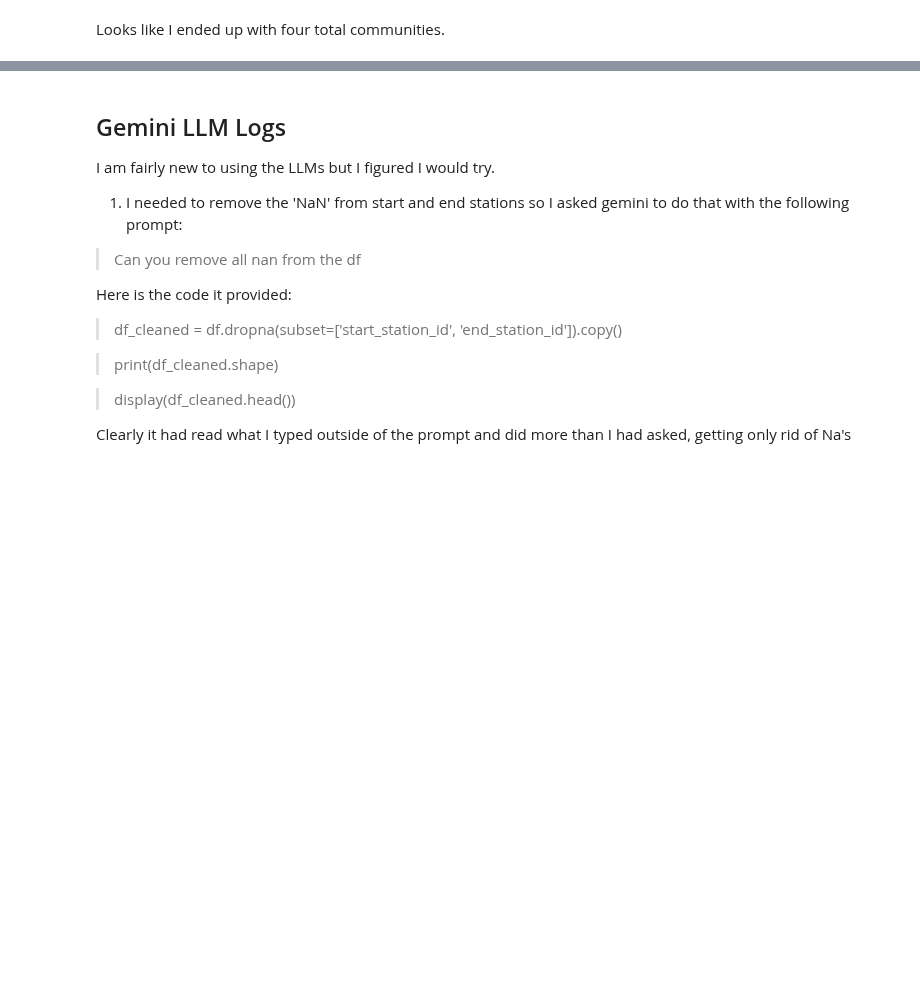
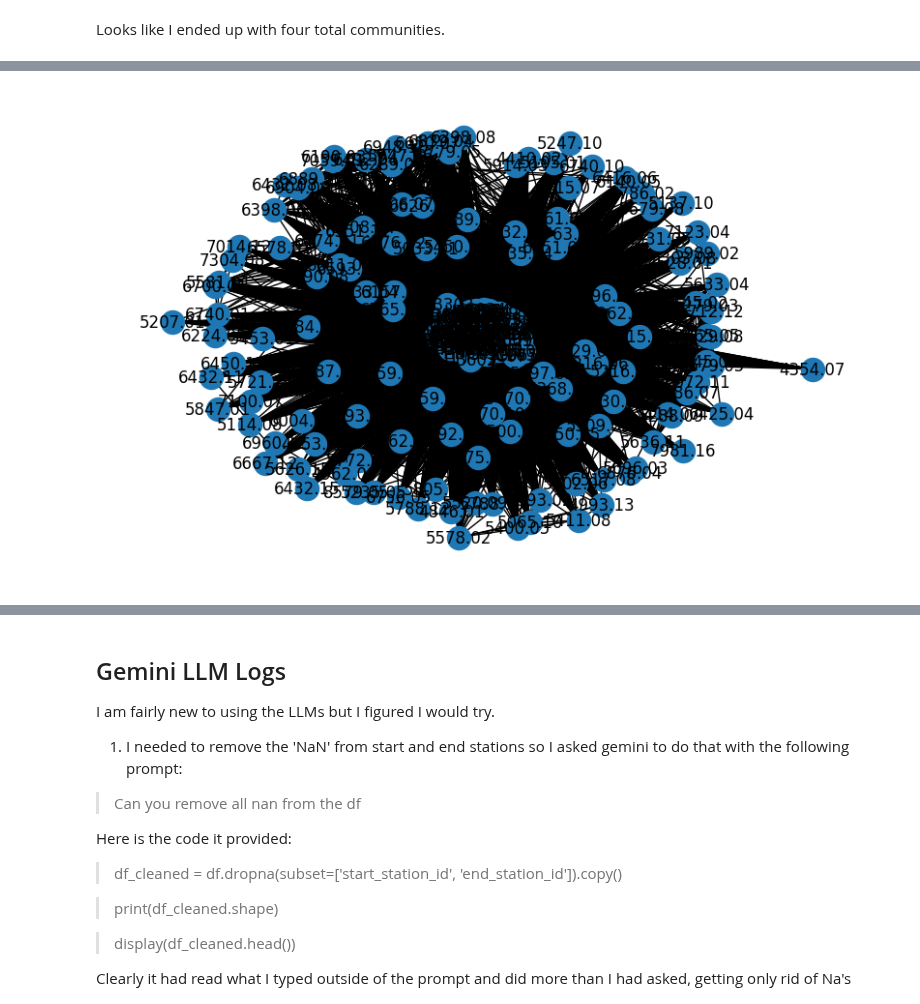
Before and after one commit to nurfnick/NetworkScience, a Jupyter notebook: HomeworkAssignments/Homework1.ipynb, the cells around one changed output, grey strips where cells are left out. Drawn from its saved outputs; the diff is of its cells as text; code cells hidden in the pictures; blank space fills up the shorter version.

Commit message:
added some crummy visualizations

```diff
--- a/HomeworkAssignments/Homework1.ipynb
+++ b/HomeworkAssignments/Homework1.ipynb
@@ -412,0 +412,4 @@ TypeError: bar() missing 1 required positional argument: 'height'
+# %%
+nx.draw(G,with_labels = True)
+# %% [output]
+[figure, added]
```
Also changed, not shown: parts of 4 cells of this notebook.
